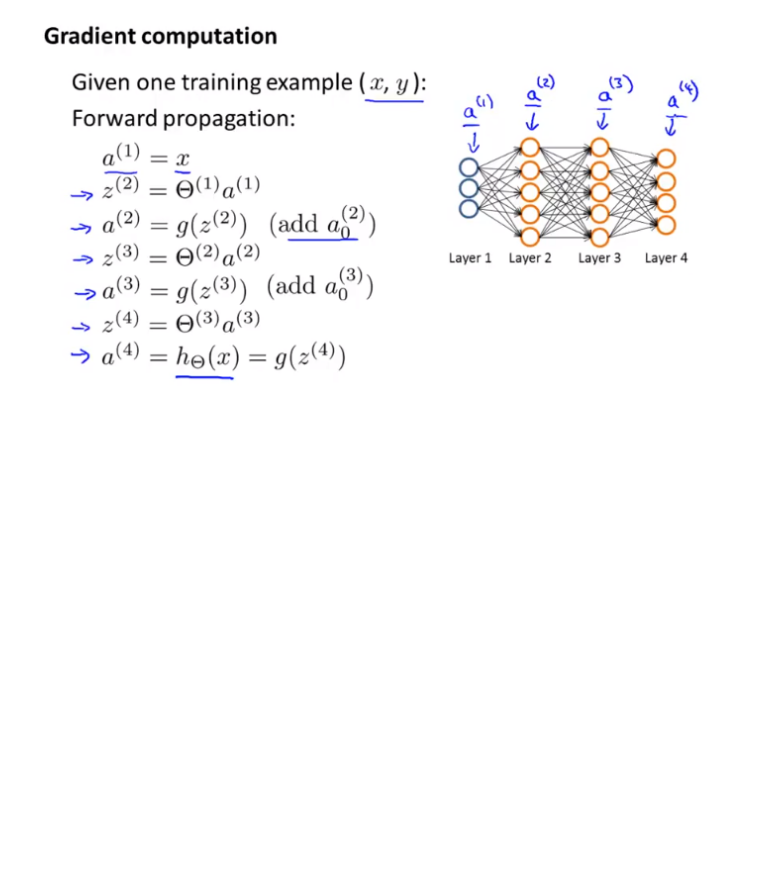
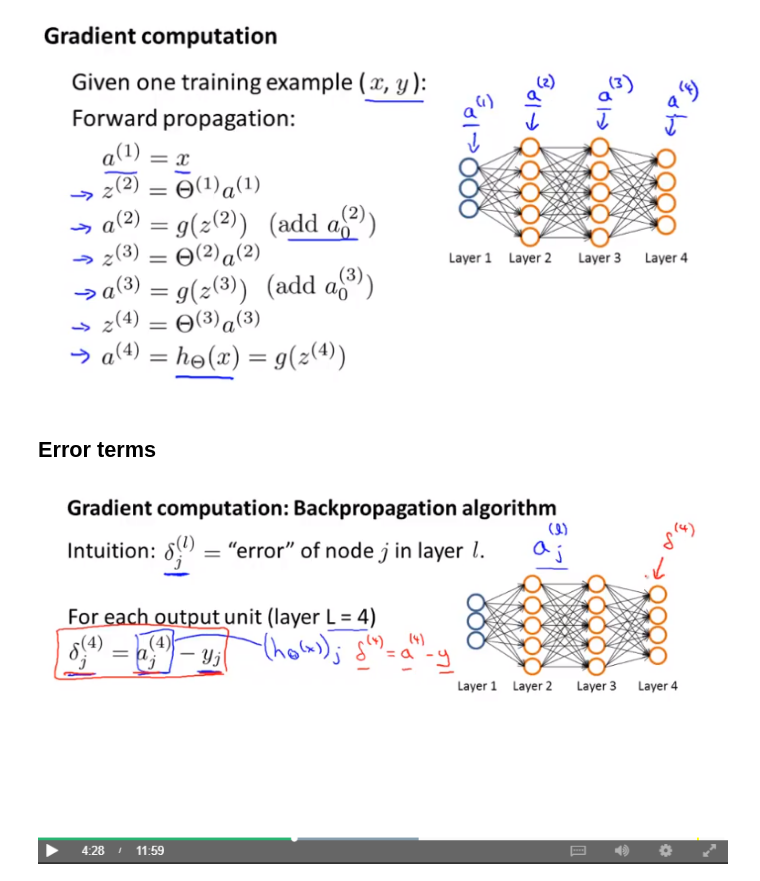
Before and after one commit to louloret/Andrew-NG-Machine-Learning, a Jupyter notebook: Week 5 Neural Nets Cost Function and Backpropagation-checkpoint.ipynb, the cells around one changed output. Saved outputs shown, nothing was run; the diff lists cells and outputs as text; code cells hidden in the pictures; blank space fills up the shorter version.

```diff
--- a/Week 5 Neural Nets Cost Function and Backpropagation-checkpoint.ipynb
+++ b/Week 5 Neural Nets Cost Function and Backpropagation-checkpoint.ipynb
@@ -52,3 +52,9 @@ Image(filename  = path + "forward_prop_example.png")
 # from one layer to the next
 # the as represent the neurons or the activation function of the
 # actual theta * x, aka the predictions aka the probabilities
+# %% [markdown]
+## Error terms
+# %%
+Image(filename  = path + "backprop_errors.png")
+# %% [output]
+[figure, added]
```
Also changed, not shown: parts of 10 cells of this notebook.
